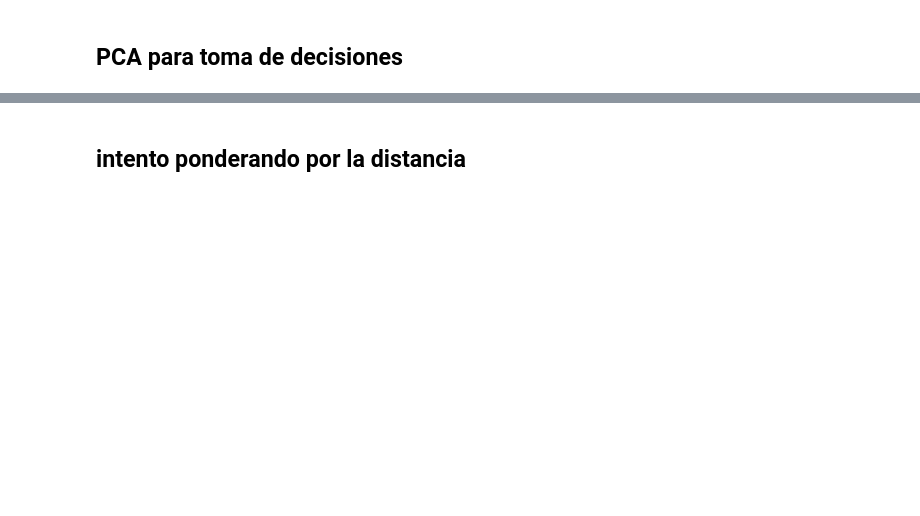
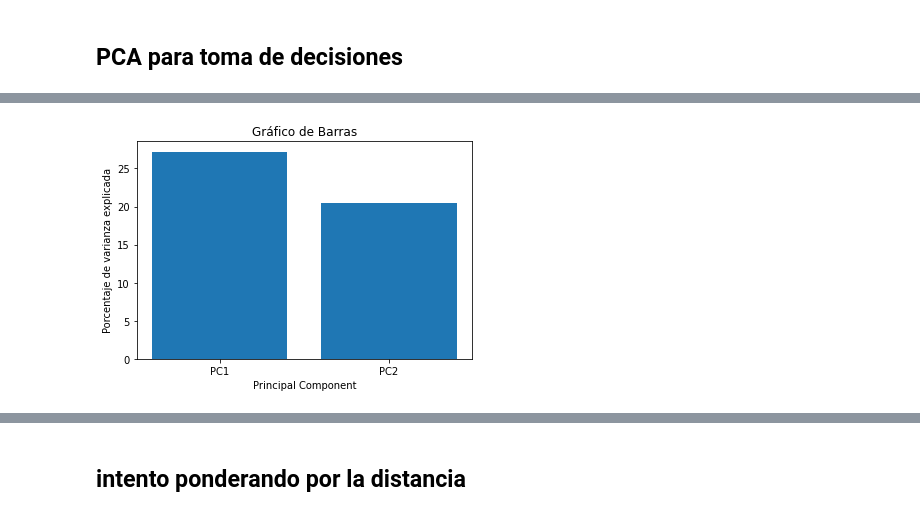
Before and after one commit to sergiomath/dataScience, a Jupyter notebook: Train_data.ipynb, the cells around one changed output, grey strips where cells are left out. Drawn from its saved outputs; the diff is of its cells as text; code cells hidden in the pictures; blank space fills up the shorter version.

```diff
--- a/Train_data.ipynb
+++ b/Train_data.ipynb
@@ -275,0 +266,7 @@ dfPCA.cov()
+# %%
+## aplicando el pca
+pca = PCA(n_components=2)
+PrincipalComponentes = pca.fit_transform(dfPCA)
+dfPrincipal = pd.DataFrame(data=PrincipalComponentes,
+                           columns = ['C1','C2'])
+dfPrincipal
@@ -275,0 +287,13 @@ dfPCA.cov()
+# %%
+## cuanta varianza explica cada componente
+per_var = np.round(pca.explained_variance_ratio_*100,decimals=1)
+labels = ['PC' + str(x) for x in range(1, len(per_var)+1)]
+####
+# grafico
+plt.bar(x=range(1, len(per_var)+1), height=per_var, tick_label=labels)
+plt.ylabel('Porcentaje de varianza explicada')
+plt.xlabel('Principal Component')
+plt.title('Gráfico de Barras')
+plt.show()
+# %% [output]
+[figure, added]
```
Also changed, not shown: parts of 24 cells of this notebook.
